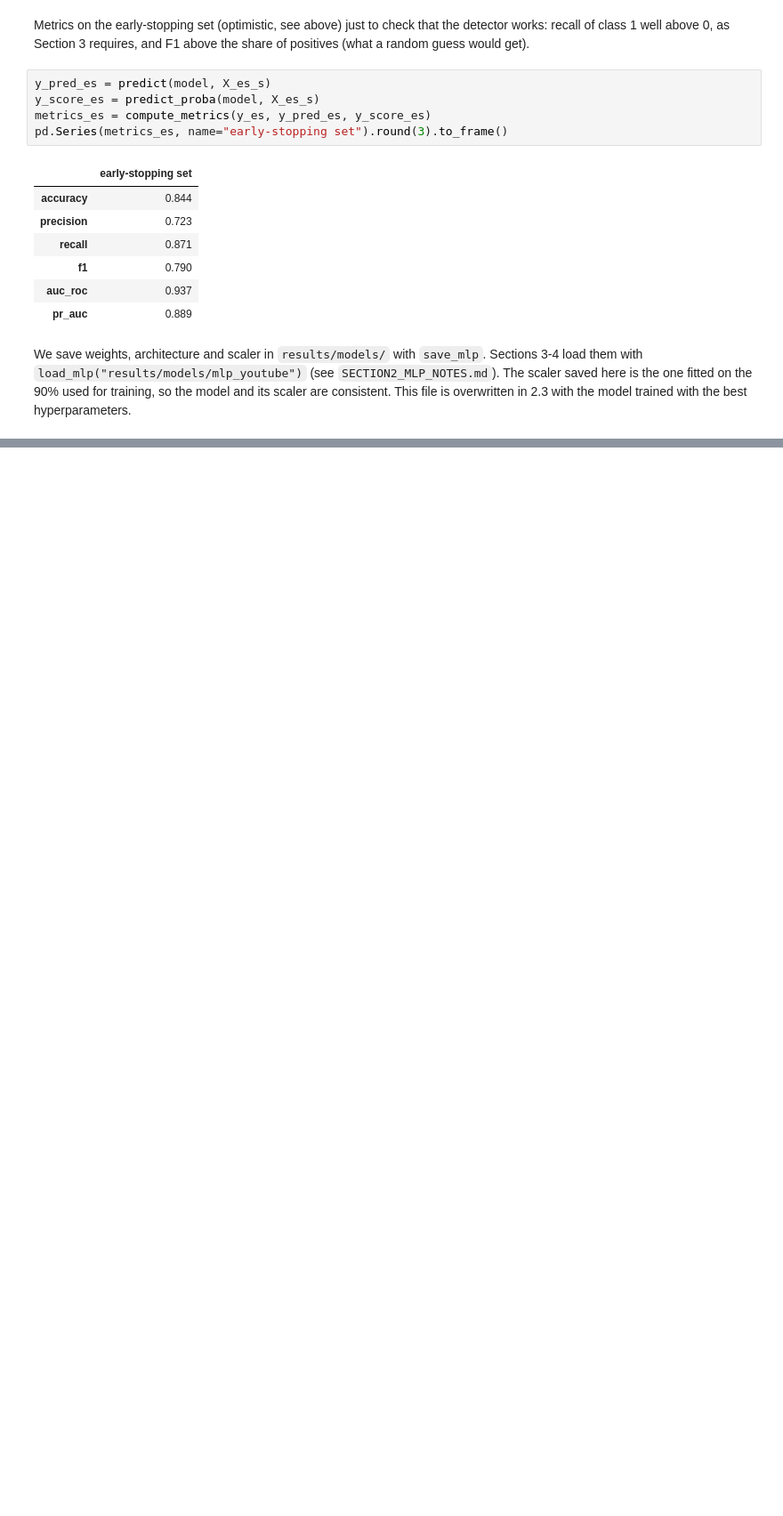
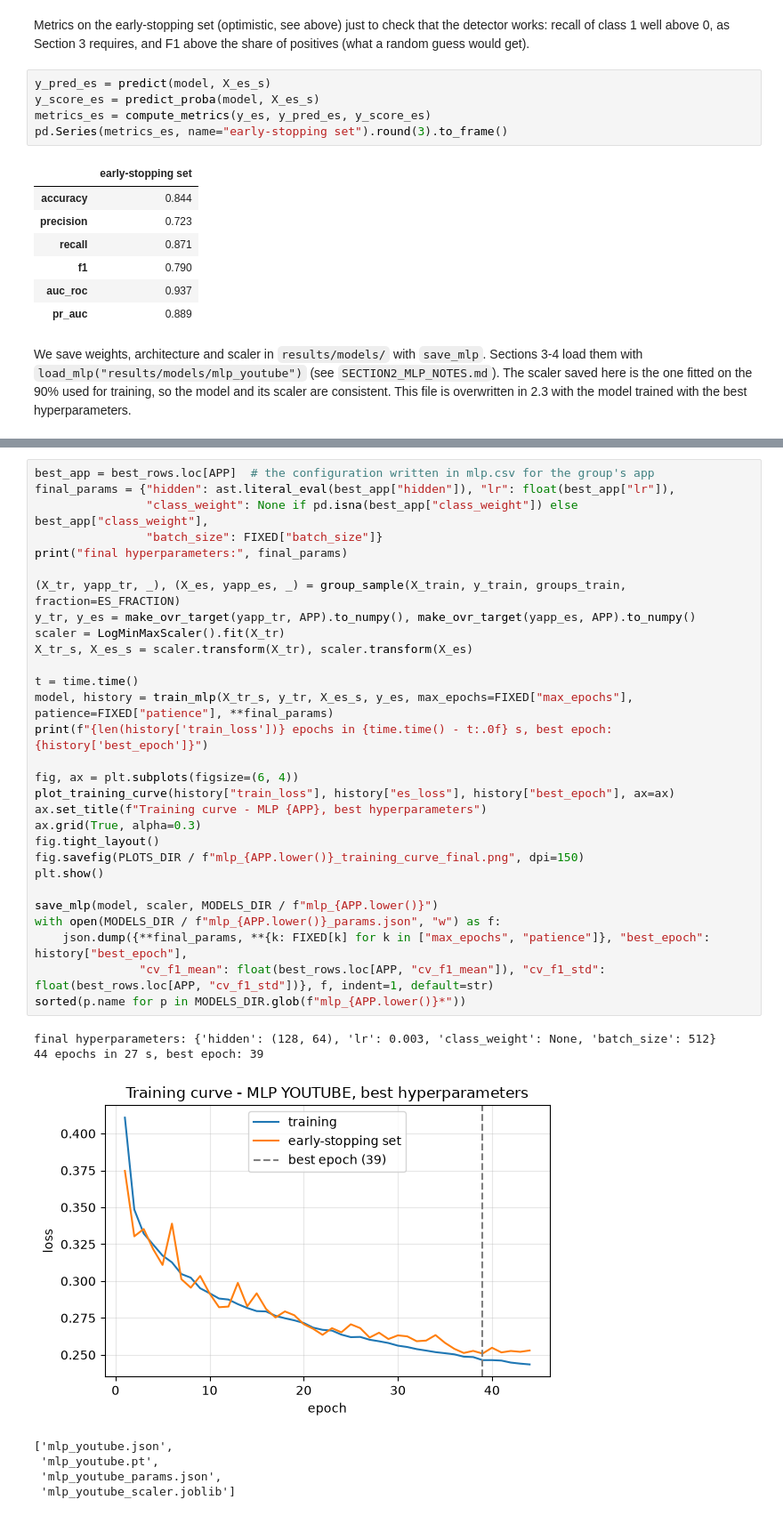
Before and after one commit to Stefano299/ML-For-Networking-, a Jupyter notebook: notebooks/02a_mlp.ipynb, the cells around one changed output, grey strips where cells are left out. Shown at 89% size. Cells and saved outputs as stored; diff of their text form; blank space fills up the shorter version.

```diff
--- a/notebooks/02a_mlp.ipynb
+++ b/notebooks/02a_mlp.ipynb
@@ -136,0 +443,37 @@ sorted(p.name for p in MODELS_DIR.glob(f"mlp_{APP.lower()}*"))
+# %%
+best_app = best_rows.loc[APP]  # the configuration written in mlp.csv for the group's app
+final_params = {"hidden": ast.literal_eval(best_app["hidden"]), "lr": float(best_app["lr"]),
+                "class_weight": None if pd.isna(best_app["class_weight"]) else best_app["class_weight"],
+                "batch_size": FIXED["batch_size"]}
+print("final hyperparameters:", final_params)
+
+(X_tr, yapp_tr, _), (X_es, yapp_es, _) = group_sample(X_train, y_train, groups_train, fraction=ES_FRACTION)
+y_tr, y_es = make_ovr_target(yapp_tr, APP).to_numpy(), make_ovr_target(yapp_es, APP).to_numpy()
+scaler = LogMinMaxScaler().fit(X_tr)
+X_tr_s, X_es_s = scaler.transform(X_tr), scaler.transform(X_es)
+
+t = time.time()
+model, history = train_mlp(X_tr_s, y_tr, X_es_s, y_es, max_epochs=FIXED["max_epochs"], patience=FIXED["patience"], **final_params)
+print(f"{len(history['train_loss'])} epochs in {time.time() - t:.0f} s, best epoch: {history['best_epoch']}")
+
+fig, ax = plt.subplots(figsize=(6, 4))
+plot_training_curve(history["train_loss"], history["es_loss"], history["best_epoch"], ax=ax)
+ax.set_title(f"Training curve - MLP {APP}, best hyperparameters")
+ax.grid(True, alpha=0.3)
+fig.tight_layout()
+fig.savefig(PLOTS_DIR / f"mlp_{APP.lower()}_training_curve_final.png", dpi=150)
+plt.show()
+
+save_mlp(model, scaler, MODELS_DIR / f"mlp_{APP.lower()}")
+with open(MODELS_DIR / f"mlp_{APP.lower()}_params.json", "w") as f:
+    json.dump({**final_params, **{k: FIXED[k] for k in ["max_epochs", "patience"]}, "best_epoch": history["best_epoch"],
+               "cv_f1_mean": float(best_rows.loc[APP, "cv_f1_mean"]), "cv_f1_std": float(best_rows.loc[APP, "cv_f1_std"])}, f, indent=1, default=str)
+sorted(p.name for p in MODELS_DIR.glob(f"mlp_{APP.lower()}*"))
+# %% [output]
+final hyperparameters: {'hidden': (128, 64), 'lr': 0.003, 'class_weight': None, 'batch_size': 512}
+44 epochs in 27 s, best epoch: 39
+[figure, added]
+['mlp_youtube.json',
+ 'mlp_youtube.pt',
+ 'mlp_youtube_params.json',
+ 'mlp_youtube_scaler.joblib']
```
Also changed, not shown: parts of 21 cells of this notebook, 7 other files.
